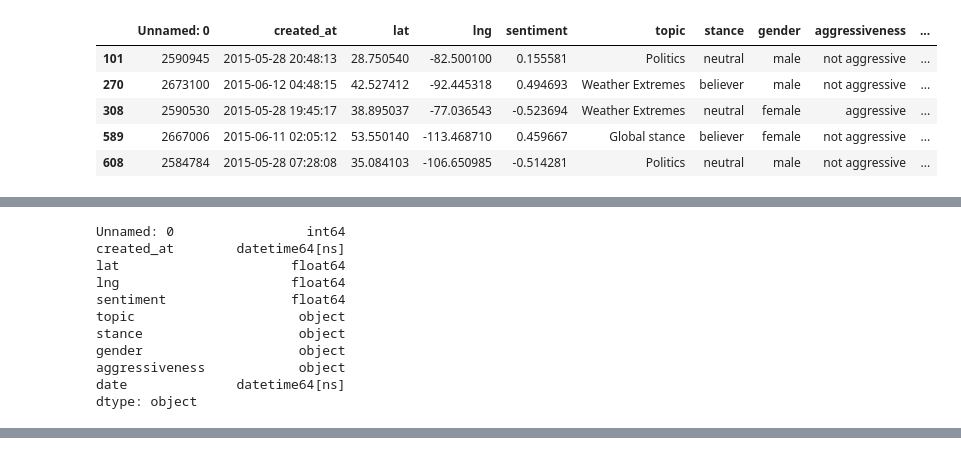
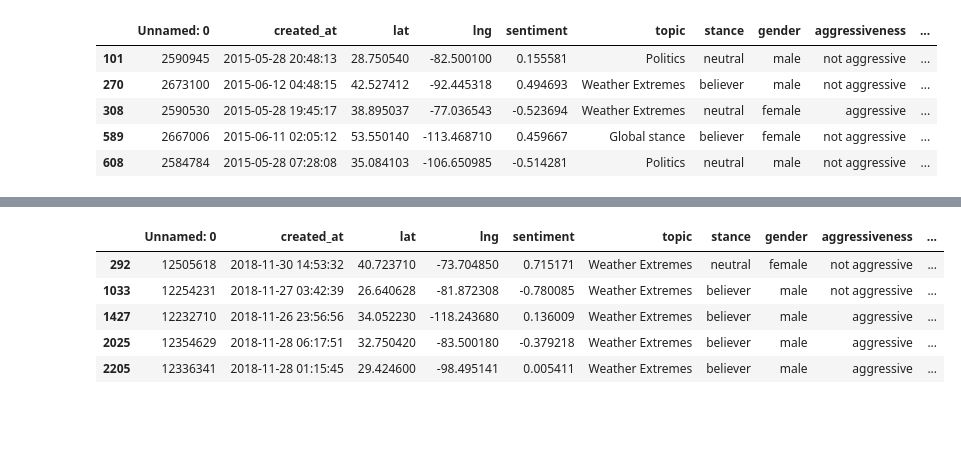
Before and after one commit to andcetera/Twitter-climate-change-sentiment, a Jupyter notebook: Individual_Contributors/us_disasters.ipynb, the cells around one changed output, grey strips where cells are left out. Cells and saved outputs as stored; diff of their text form; code cells hidden in the pictures; blank space fills up the shorter version.

```diff
--- a/us_disasters.ipynb
+++ b/Individual_Contributors/us_disasters.ipynb
@@ -225,20 +239,6 @@ cyclone_we.head()
 | 3059 | 5004533 | 2017-08-28 06:30:21 | 41.921673 | -93.312270 | 0.402846 | Weather Extremes | neutral | undefined | not aggressive | ... |
 | 4890 | 4997020 | 2017-08-21 04:22:17 | 28.542111 | -81.379030 | -0.317874 | Weather Extremes | neutral | male | not aggressive | ... |
 | 6053 | 5000311 | 2017-08-25 03:33:48 | 41.262128 | -95.861391 | -0.092279 | Weather Extremes | denier | male | aggressive | ... |
-# %%
-cyclone_we.dtypes
-# %% [output]
-Unnamed: 0                 int64
-created_at        datetime64[ns]
-lat                      float64
-lng                      float64
-sentiment                float64
-topic                     object
-stance                    object
-gender                    object
-aggressiveness            object
-date              datetime64[ns]
-dtype: object
 # %%
 # Counting weather event topic tweets
 cyclone_we.value_counts()
@@ -256,3 +256,9 @@ Unnamed: 0  created_at           lat        lng          sentiment  topic
 5000117     2017-08-24 22:11:47  33.919180  -118.416470   0.337699  Weather Extremes  neutral   male       aggressive      2017-08-24    1
 5047820     2017-09-12 23:55:46  41.805814  -72.254236    0.074767  Weather Extremes  believer  male       not aggressive  2017-09-12    1
 Length: 616, dtype: int64
+# %%
+# Wildfire tweets Weather Extreme topic data
+print(startdate[1],enddate[1])
+wildfire_we = wildfire_tweets.loc[wildfire_tweets['topic'] == "Weather Extremes"]
+wildfire_we.head()
+# %% [output]
@@ -258,0 +266,6 @@ Length: 616, dtype: int64
+|  | Unnamed: 0 | created_at | lat | lng | sentiment | topic | stance | gender | aggressiveness | ... |
+| 292 | 12505618 | 2018-11-30 14:53:32 | 40.723710 | -73.704850 | 0.715171 | Weather Extremes | neutral | female | not aggressive | ... |
+| 1033 | 12254231 | 2018-11-27 03:42:39 | 26.640628 | -81.872308 | -0.780085 | Weather Extremes | believer | male | not aggressive | ... |
+| 1427 | 12232710 | 2018-11-26 23:56:56 | 34.052230 | -118.243680 | 0.136009 | Weather Extremes | believer | male | aggressive | ... |
+| 2025 | 12354629 | 2018-11-28 06:17:51 | 32.750420 | -83.500180 | -0.379218 | Weather Extremes | believer | male | aggressive | ... |
+| 2205 | 12336341 | 2018-11-28 01:15:45 | 29.424600 | -98.495141 | 0.005411 | Weather Extremes | believer | male | aggressive | ... |
```
Also changed, not shown: parts of 8 cells of this notebook.
